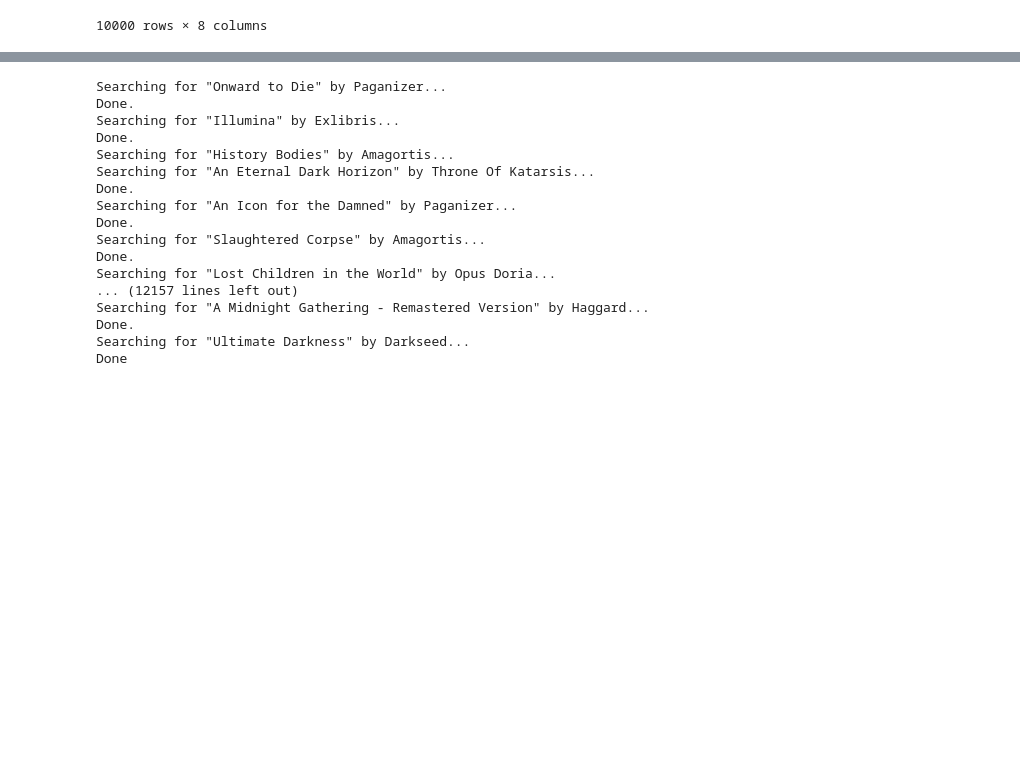
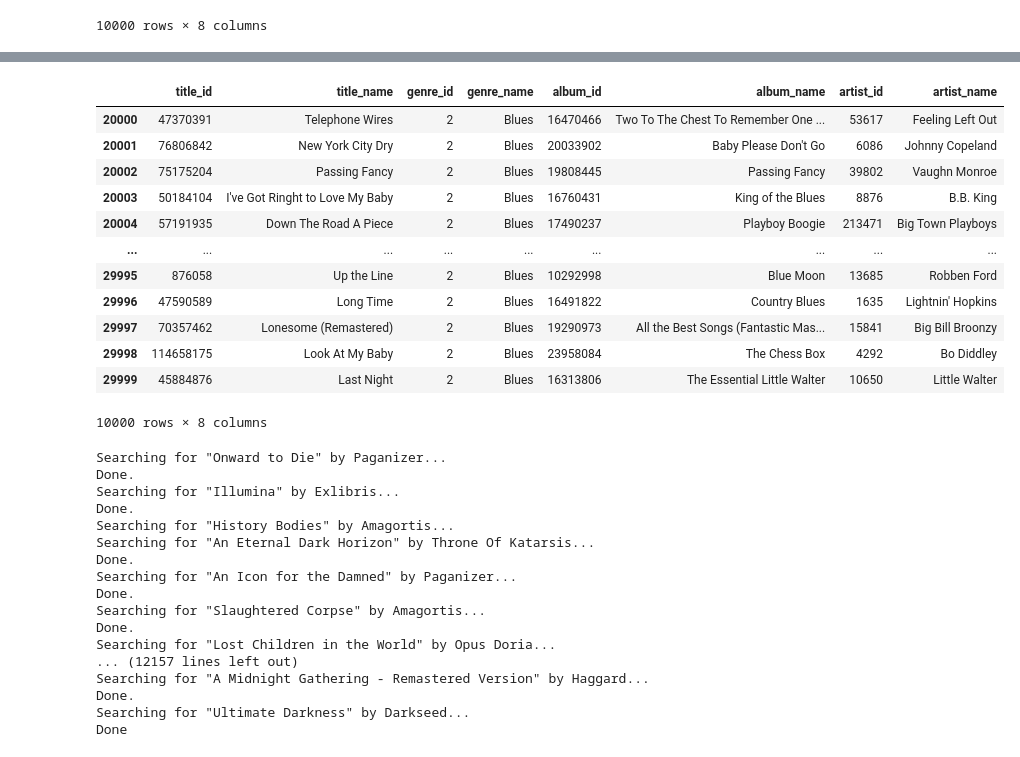
Before and after one commit to JoshuaGottlieb/NLP-Genre-Classification, a Jupyter notebook: notebooks/Data-Collection-01.ipynb, the cells around one changed output, grey strips where cells are left out. Cells and saved outputs as stored; diff of their text form; code cells hidden in the pictures; blank space fills up the shorter version.

```diff
--- a/notebooks/Data-Collection-01.ipynb
+++ b/notebooks/Data-Collection-01.ipynb
@@ -378,3 +390,21 @@ rock_death_black
+# %%
+blues = df2.loc[df2.genre_name == 'Blues']
+# %%
+blues
+# %% [output]
+|  | title_id | title_name | genre_id | genre_name | album_id | album_name | artist_id | artist_name |
+| 20000 | 47370391 | Telephone Wires | 2 | Blues | 16470466 | Two To The Chest To Remember One ... | 53617 | Feeling Left Out |
+| 20001 | 76806842 | New York City Dry | 2 | Blues | 20033902 | Baby Please Don't Go | 6086 | Johnny Copeland |
+| 20002 | 75175204 | Passing Fancy | 2 | Blues | 19808445 | Passing Fancy | 39802 | Vaughn Monroe |
+| 20003 | 50184104 | I've Got Ringht to Love My Baby | 2 | Blues | 16760431 | King of the Blues | 8876 | B.B. King |
+| 20004 | 57191935 | Down The Road A Piece | 2 | Blues | 17490237 | Playboy Boogie | 213471 | Big Town Playboys |
+| ... | ... | ... | ... | ... | ... | ... | ... | ... |
+| 29995 | 876058 | Up the Line | 2 | Blues | 10292998 | Blue Moon | 13685 | Robben Ford |
+| 29996 | 47590589 | Long Time | 2 | Blues | 16491822 | Country Blues | 1635 | Lightnin' Hopkins |
+| 29997 | 70357462 | Lonesome (Remastered) | 2 | Blues | 19290973 | All the Best Songs (Fantastic Mas... | 15841 | Big Bill Broonzy |
+| 29998 | 114658175 | Look At My Baby | 2 | Blues | 23958084 | The Chess Box | 4292 | Bo Diddley |
+| 29999 | 45884876 | Last Night | 2 | Blues | 16313806 | The Essential Little Walter | 10650 | Little Walter |
+10000 rows × 8 columns
 # %%
 scrape_song_lyrics(rock_death_black, genius_access_token)
 # %% [output]
```
Also changed, not shown: parts of 6 cells of this notebook.
